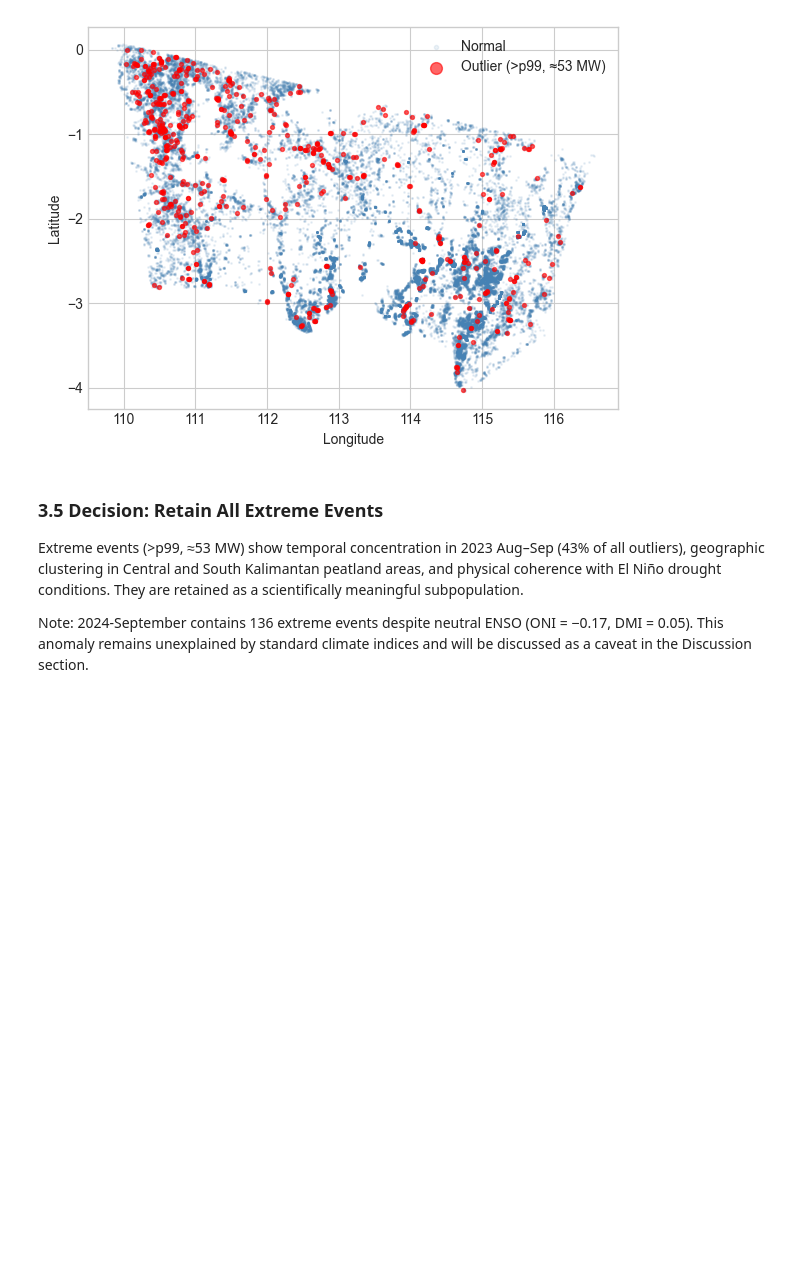
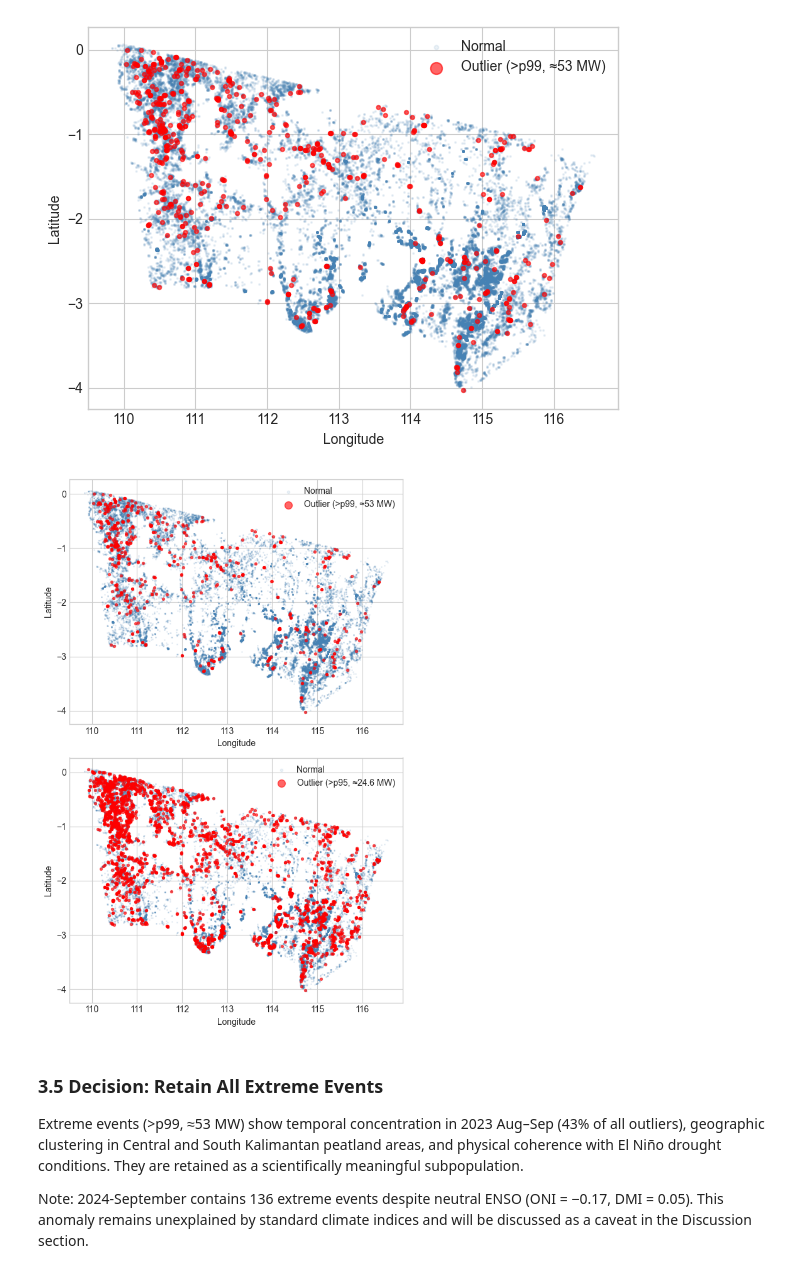
Before and after one commit to andinaufal120/kalimantan-frp-prediction, a Jupyter notebook: eda.ipynb, the cells around one changed output. Cells and saved outputs as stored; diff of their text form; code cells hidden in the pictures; blank space fills up the shorter version.

```diff
--- a/eda.ipynb
+++ b/eda.ipynb
@@ -398,6 +433,32 @@ plt.savefig(f'{FIG_DIR}fig_outlier_spatial.pdf', dpi=300)
 plt.show()
 # %% [output]
 [figure]
+# %%
+p95_threshold = df['frp_log1p'].quantile(0.95)
+p95_df = df[df['frp_log1p'] > p95_threshold].copy()
+
+fig, (ax1, ax2) = plt.subplots(2, 1, figsize=(6, 9))
+
+for ax, ref_df, label, threshold in [
+    (ax1, outlier_df, f'Outlier (>p99, ≈53 MW)', OUTLIER_THRESHOLD),
+    (ax2, p95_df, f'Outlier (>p95, ≈24.6 MW)', p95_threshold)
+]:
+    ax.scatter(df[df['frp_log1p'] <= threshold]['longitude'],
+               df[df['frp_log1p'] <= threshold]['latitude'],
+               s=1, alpha=0.1, color='steelblue', label='Normal',
+               rasterized=True)
+    ax.scatter(ref_df['longitude'], ref_df['latitude'],
+               s=8, alpha=0.6, color='red', label=label,
+               rasterized=True)
+    ax.set_xlabel('Longitude')
+    ax.set_ylabel('Latitude')
+    ax.legend(markerscale=3)
+
+plt.tight_layout()
+plt.savefig(f'{FIG_DIR}fig_outlier_spatial_comparison.pdf')
+plt.show()
+# %% [output]
+[figure, added]
 # %% [markdown]
 ### 3.5 Decision: Retain All Extreme Events
 
```
Also changed, not shown: parts of 6 cells of this notebook.
